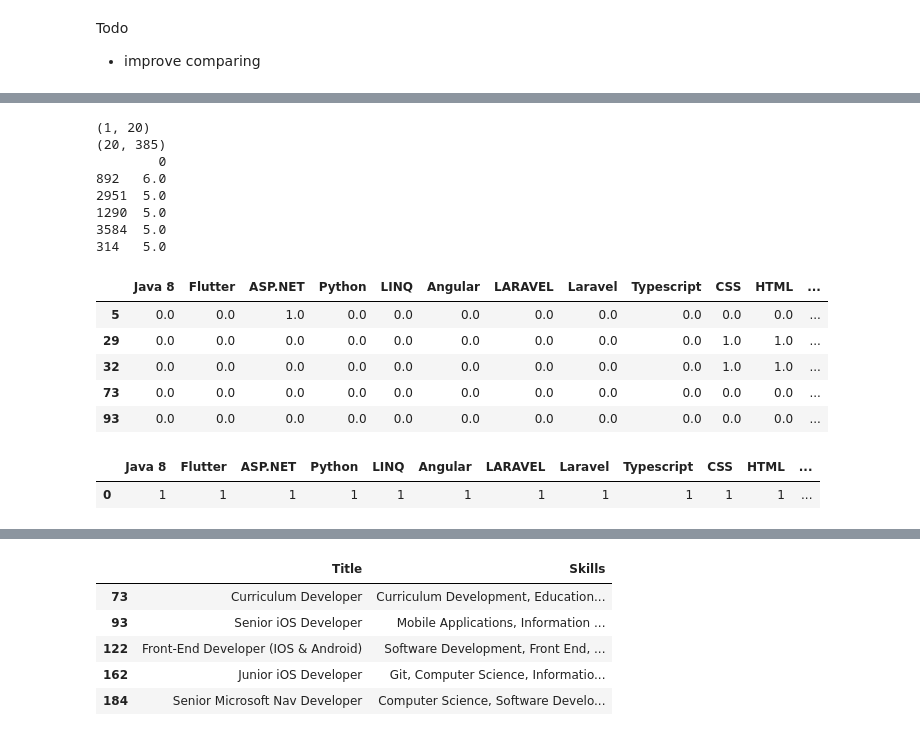
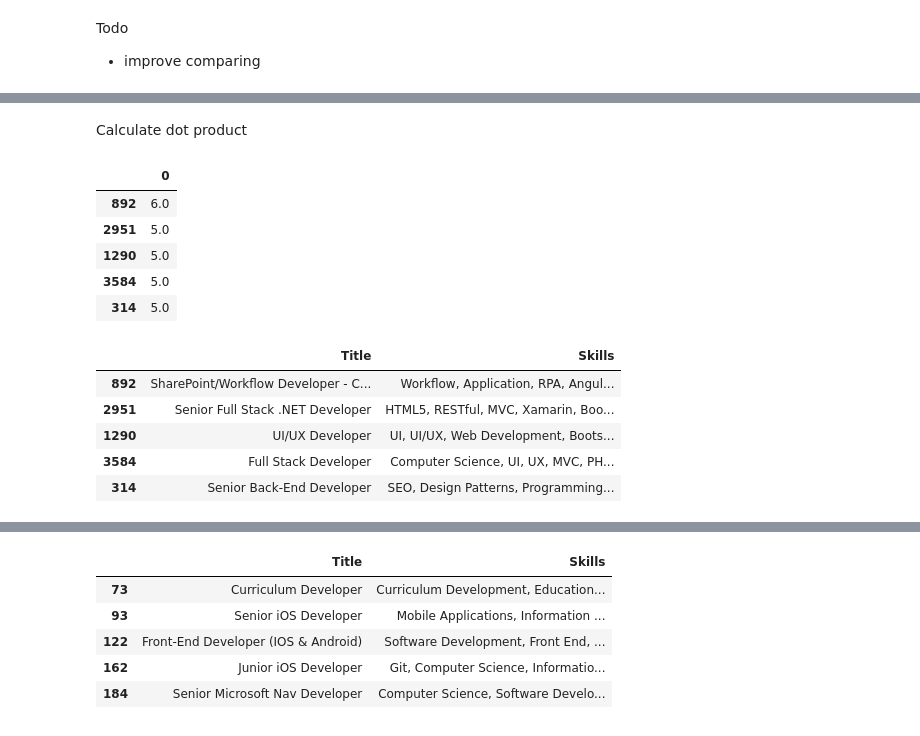
Before and after one commit to AshnaWiar/Recommender, a Jupyter notebook: content_base_filtering.ipynb, the cells around one changed output, grey strips where cells are left out. Cells and saved outputs as stored; diff of their text form; code cells hidden in the pictures.

```diff
--- a/content_base_filtering.ipynb
+++ b/content_base_filtering.ipynb
@@ -105,40 +135,27 @@ df.head()
+# %% [markdown]
+Calculate dot product
 # %%
-vacancies_matrix = df[df.columns[2:]]
-user_matrix = pd.DataFrame(skill_dict, index=[0])
-
-
-df1_transposed = vacancies_matrix.T
-print(user_matrix.shape)
-print(df1_transposed.shape)
-
 dot_product = user_matrix.dot(df1_transposed).T
 dot_product = dot_product.sort_values(by=0, ascending=False);
 dot_product = dot_product[dot_product[0] > 0]
 
-print(dot_product.head())
+dot_product.head()
 # %% [output]
-(1, 20)
-(20, 385)
-        0
-892   6.0
-2951  5.0
-1290  5.0
-3584  5.0
-314   5.0
+|  | 0 |
+| 892 | 6.0 |
+| 2951 | 5.0 |
+| 1290 | 5.0 |
+| 3584 | 5.0 |
+| 314 | 5.0 |
-# %%
-vacancies_matrix.head()
-# %% [output]
-|  | Java 8 | Flutter | ASP.NET | Python | LINQ | Angular | LARAVEL | Laravel | Typescript | CSS | HTML | ... |
-| 5 | 0.0 | 0.0 | 1.0 | 0.0 | 0.0 | 0.0 | 0.0 | 0.0 | 0.0 | 0.0 | 0.0 | ... |
-| 29 | 0.0 | 0.0 | 0.0 | 0.0 | 0.0 | 0.0 | 0.0 | 0.0 | 0.0 | 1.0 | 1.0 | ... |
-| 32 | 0.0 | 0.0 | 0.0 | 0.0 | 0.0 | 0.0 | 0.0 | 0.0 | 0.0 | 1.0 | 1.0 | ... |
-| 73 | 0.0 | 0.0 | 0.0 | 0.0 | 0.0 | 0.0 | 0.0 | 0.0 | 0.0 | 0.0 | 0.0 | ... |
-| 93 | 0.0 | 0.0 | 0.0 | 0.0 | 0.0 | 0.0 | 0.0 | 0.0 | 0.0 | 0.0 | 0.0 | ... |
-# %%
-user_matrix
-# %% [output]
-|  | Java 8 | Flutter | ASP.NET | Python | LINQ | Angular | LARAVEL | Laravel | Typescript | CSS | HTML | ... |
-| 0 | 1 | 1 | 1 | 1 | 1 | 1 | 1 | 1 | 1 | 1 | 1 | ... |
 # %%
+#@title recommendations
 recommended_vacancies_indexes = list(dot_product.index.values);
 recommended_vacancies = developer_vacancies.loc[recommended_vacancies_indexes]
+recommended_vacancies[['Title', 'Skills']].head()
+# %% [output]
+|  | Title | Skills |
+| 892 | SharePoint/Workflow Developer - C... | Workflow, Application, RPA, Angul... |
+| 2951 | Senior Full Stack .NET Developer | HTML5, RESTful, MVC, Xamarin, Boo... |
+| 1290 | UI/UX Developer | UI, UI/UX, Web Development, Boots... |
+| 3584 | Full Stack Developer | Computer Science, UI, UX, MVC, PH... |
+| 314 | Senior Back-End Developer | SEO, Design Patterns, Programming... |
```
Also changed, not shown: parts of 13 cells of this notebook.
